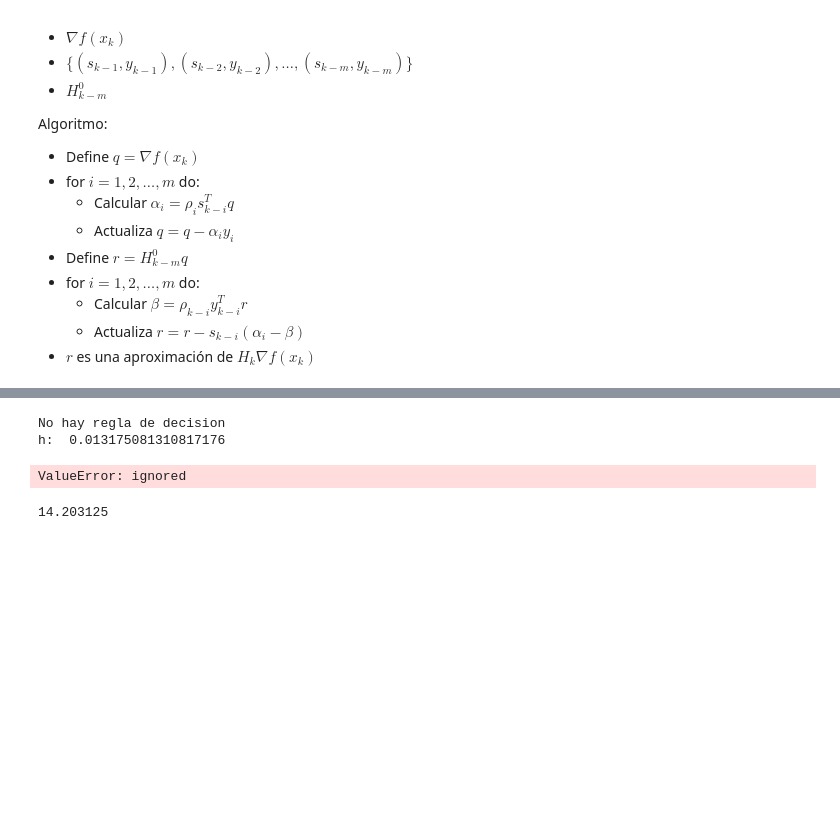
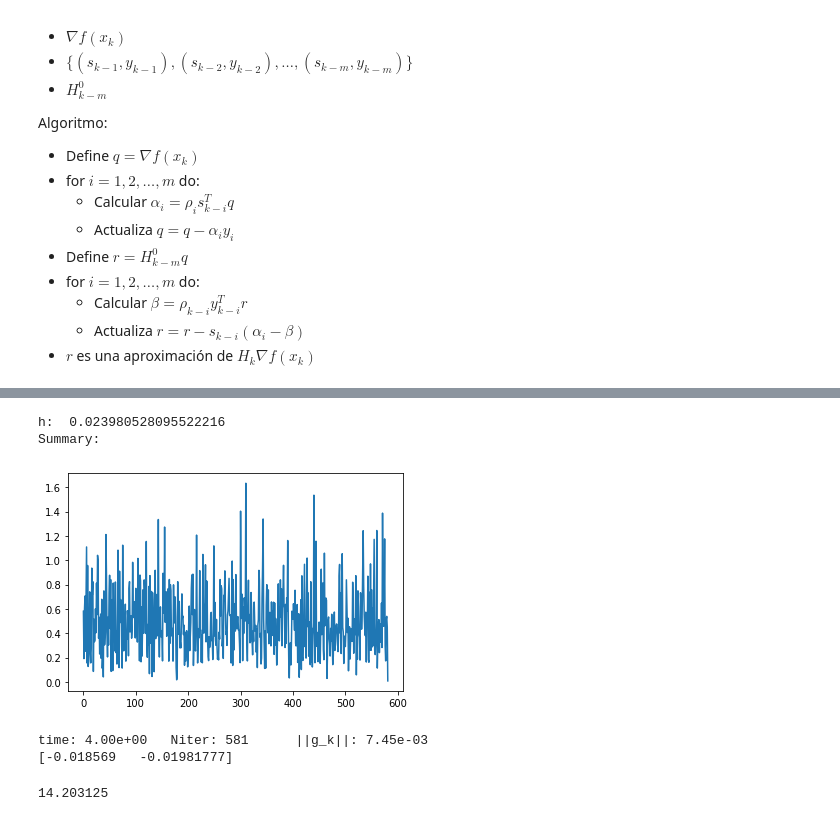
Before and after one commit to JairEsc/Mat_Apl, a Jupyter notebook: Opt_Proyecto_derivative_free.ipynb, the cells around one changed output, grey strips where cells are left out. Saved outputs shown, nothing was run; the diff lists cells and outputs as text; code cells hidden in the pictures; blank space fills up the shorter version.

```diff
--- a/Opt_Proyecto_derivative_free.ipynb
+++ b/Opt_Proyecto_derivative_free.ipynb
@@ -371,14 +378,19 @@ p_204([1,1])
 # %%
 n=2
 x_0=np.array([0.1,0.1] )
 eps=10**(-2)
+def der_p_204(x):
+    return scipy.optimize.approx_fprime(f=p_204,xk=x,epsilon=10**(-4))
 #def f_1(x):
 #    return f_noise(f=p_205,x=x,eps=eps,noise='additive')
 x_opt=find_minimum(f=p_204,x_0=x_0,tol_g=10**(-2),max_iter=2*10**4,alpha_max_iter=10)
+print(x_opt)
 # %% [output]
-No hay regla de decision
-h:  0.013175081310817176
+h:  0.023980528095522216
+Summary:
+[figure, added]
-ValueError: ignored
+time: 4.00e+00   Niter: 581      ||g_k||: 7.45e-03
+[-0.018569   -0.01981777]
 # %%
 def p_205(X):#x_0=np.array([0.1,0.] ), x_opt=np.array([3,0.5] )
     return ((1.5-X[0]*(1-X[1]))**2+(2.25-X[0]*(1-X[1]**2))**2+(2.625-X[0]*(1-X[1]**3))**2)
```
Also changed, not shown: parts of 5 cells of this notebook.
